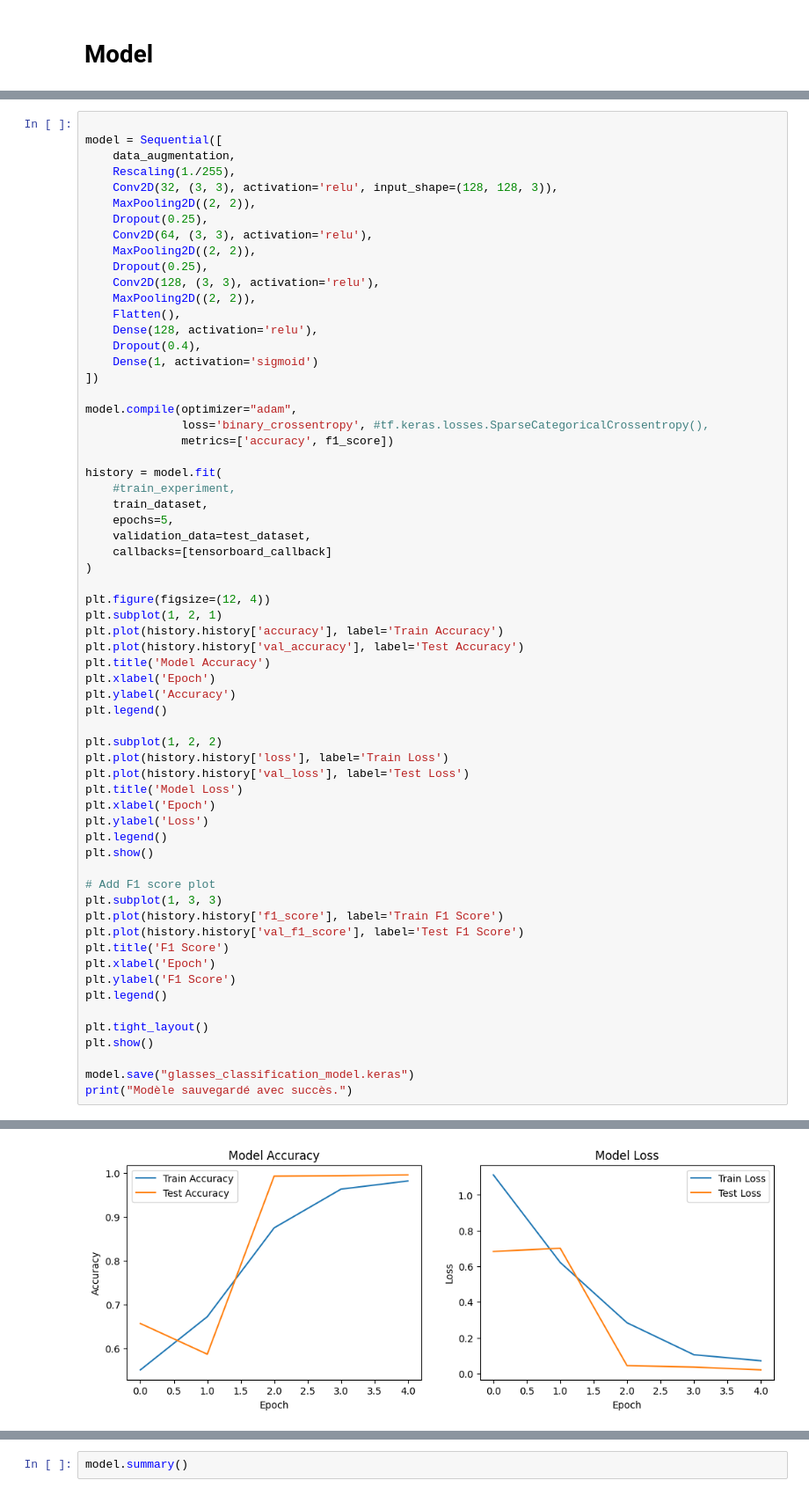
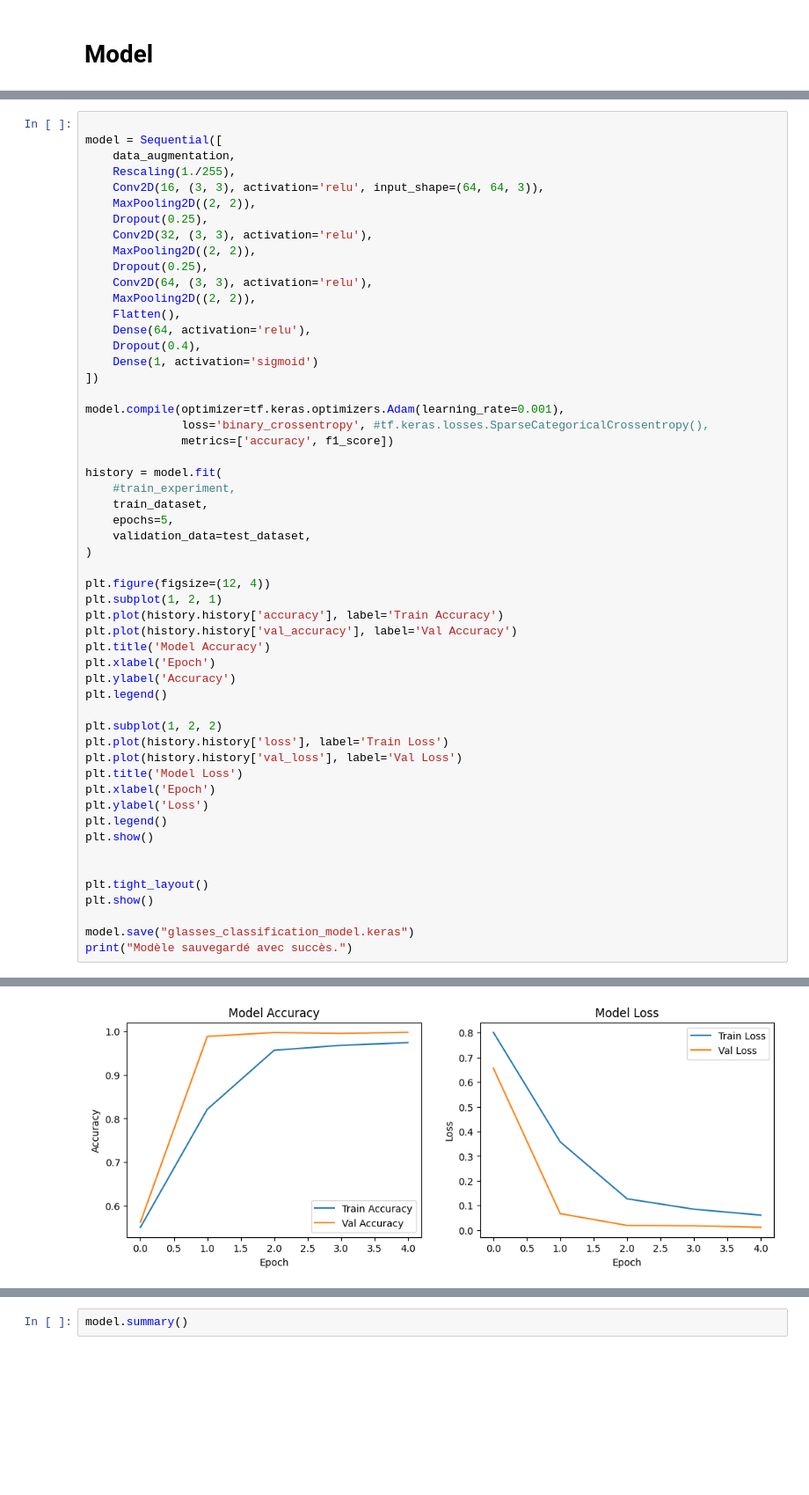
Before and after one commit to AntoineLvs/ia-data, a Jupyter notebook: train_glasses_model.ipynb, the cells around one changed output, grey strips where cells are left out. Shown at 88% size. Drawn from its saved outputs; the diff is of its cells as text; blank space fills up the shorter version.

Commit message:
Changed input_shape in model from 128 to 64. Changed Conv2D to 16-32-64 and dense from 128 to 64

```diff
--- a/train_glasses_model.ipynb
+++ b/train_glasses_model.ipynb
@@ -191,21 +196,21 @@ def f1_score(y_true, y_pred):
 model = Sequential([
     data_augmentation,
     Rescaling(1./255),
-    Conv2D(32, (3, 3), activation='relu', input_shape=(128, 128, 3)),
+    Conv2D(16, (3, 3), activation='relu', input_shape=(64, 64, 3)),
+    MaxPooling2D((2, 2)),
+    Dropout(0.25),
+    Conv2D(32, (3, 3), activation='relu'),
     MaxPooling2D((2, 2)),
     Dropout(0.25),
     Conv2D(64, (3, 3), activation='relu'),
     MaxPooling2D((2, 2)),
-    Dropout(0.25),
-    Conv2D(128, (3, 3), activation='relu'),
-    MaxPooling2D((2, 2)),
     Flatten(),
-    Dense(128, activation='relu'),
+    Dense(64, activation='relu'),
     Dropout(0.4),
     Dense(1, activation='sigmoid')
 ])
 
-model.compile(optimizer="adam",
+model.compile(optimizer=tf.keras.optimizers.Adam(learning_rate=0.001),
               loss='binary_crossentropy', #tf.keras.losses.SparseCategoricalCrossentropy(),
               metrics=['accuracy', f1_score])
 
@@ -214,13 +219,12 @@ history = model.fit(
     train_dataset,
     epochs=5,
     validation_data=test_dataset,
-    callbacks=[tensorboard_callback]
 )
 
 plt.figure(figsize=(12, 4))
 plt.subplot(1, 2, 1)
 plt.plot(history.history['accuracy'], label='Train Accuracy')
-plt.plot(history.history['val_accuracy'], label='Test Accuracy')
+plt.plot(history.history['val_accuracy'], label='Val Accuracy')
 plt.title('Model Accuracy')
 plt.xlabel('Epoch')
 plt.ylabel('Accuracy')
@@ -228,21 +232,13 @@ plt.legend()
 
 plt.subplot(1, 2, 2)
 plt.plot(history.history['loss'], label='Train Loss')
-plt.plot(history.history['val_loss'], label='Test Loss')
+plt.plot(history.history['val_loss'], label='Val Loss')
 plt.title('Model Loss')
 plt.xlabel('Epoch')
 plt.ylabel('Loss')
 plt.legend()
 plt.show()
 
-# Add F1 score plot
-plt.subplot(1, 3, 3)
-plt.plot(history.history['f1_score'], label='Train F1 Score')
-plt.plot(history.history['val_f1_score'], label='Test F1 Score')
-plt.title('F1 Score')
-plt.xlabel('Epoch')
-plt.ylabel('F1 Score')
-plt.legend()
 
 plt.tight_layout()
 plt.show()
@@ -263 +259 @@ Epoch 5/5
-[figure, old version]
+[figure, new version]
```
Also changed, not shown: parts of 2 cells of this notebook.
